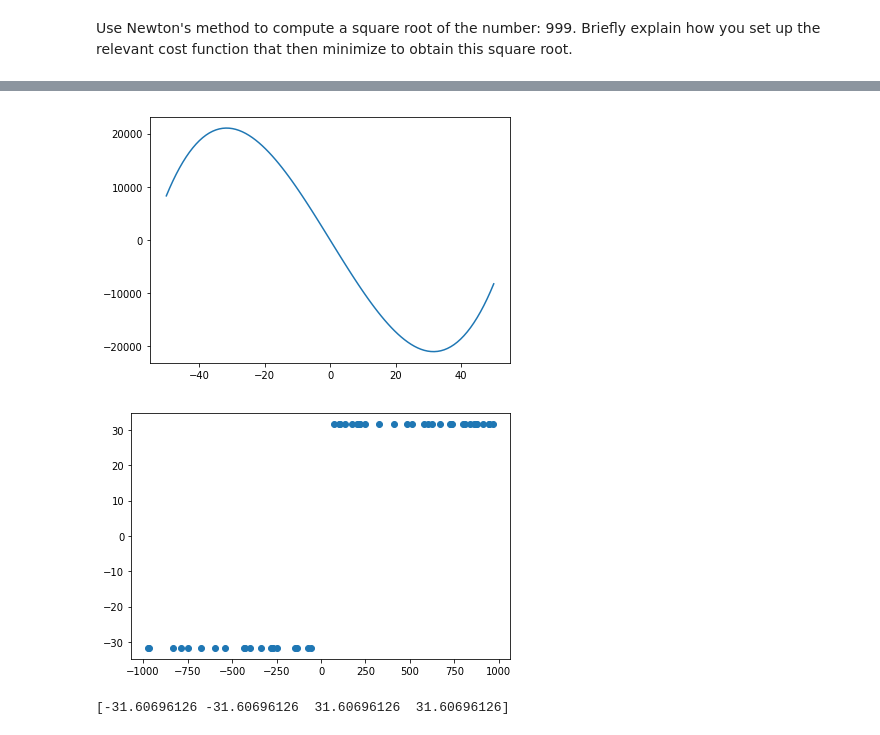
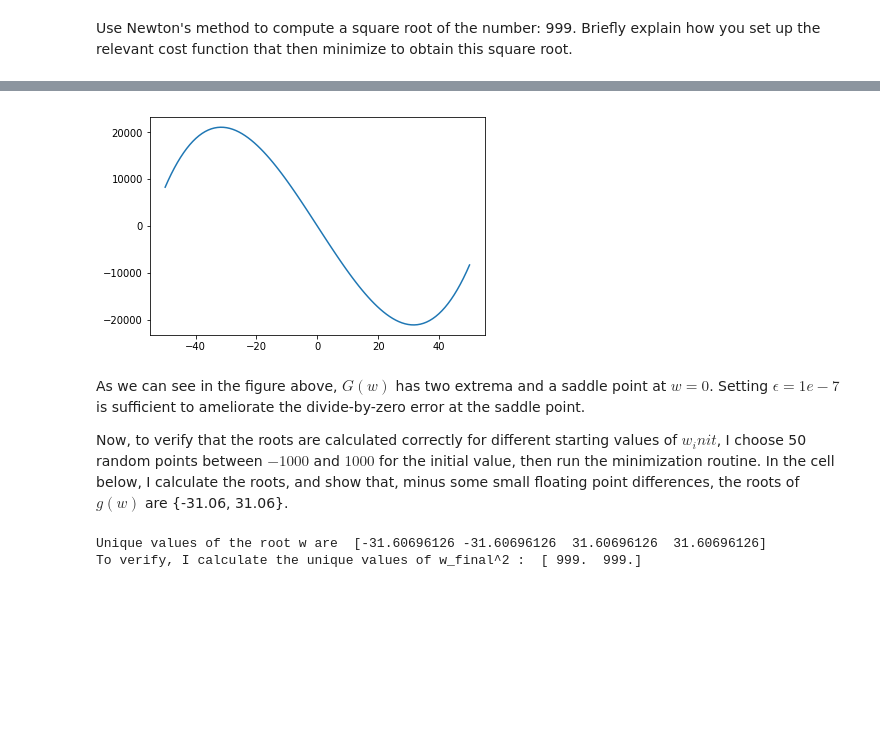
Before and after one commit to saugatkandel/machinelearning, a Jupyter notebook: hw4/HW4.ipynb, the cells around one changed output, grey strips where cells are left out. Saved outputs shown, nothing was run; the diff lists cells and outputs as text; code cells hidden in the pictures; blank space fills up the shorter version.

```diff
--- a/hw4/HW4.ipynb
+++ b/hw4/HW4.ipynb
@@ -17,8 +17,8 @@ Complete the exercises listed below in this Jupyter notebook - leaving all of yo
 ########## useful imports ###########
 # the next three lines allow you to easily make plots in notebook, and use a nice renderer (for prettier pictures)
 %matplotlib inline
-from matplotlib import rcParams
-rcParams['figure.autolayout'] = True
+#from matplotlib import rcParams
+#rcParams['figure.autolayout'] = True
 
 # import some standard libraries
 import autograd.numpy as np
@@ -335,22 +351,23 @@ Use Newton's method to compute a square root of the number: 999.  Briefly explai
 # %%
-g = lambda w: w**3 / 3 - 999*w
+G = lambda w: w**3 / 3 - 999*w
 w_test = np.linspace(-50,50, 100)
-plt.plot(w_test, g(w_test))
+plt.figure()
+plt.plot(w_test, G(w_test))
 plt.show()
 # %% [output]
-[figure, old version]
+[figure, new version]
+# %% [markdown]
+As we can see in the figure above, $G(w)$ has two extrema and a saddle point at $w=0$. Setting $\epsilon=1e-7$ is sufficient to ameliorate the divide-by-zero error at the saddle point.
+
+Now, to verify that the roots are calculated correctly for different starting values of $w_init$, I choose 50 random points between $-1000$ and $1000$ for the initial value, then run the minimization routine. In the cell below, I calculate the roots, and show that, minus some small floating point differences, the roots of $g(w)$ are {-31.06, 31.06}.
 # %%
 w_init = np.random.randint(-1000,1000,50)
 w_final = []
 for w in w_init:
-    w_hist = newtons_method(g, w, 100, 1e-7)
+    w_hist = newtons_method(G, w, 10, 1e-7)
     w_final.append(w_hist[-1])
+print("Unique values of the root w are ", np.unique(w_final))
+print("To verify, I calculate the unique values of w_final^2 : ", np.unique(np.square(w_final)))
+# %% [output]
+Unique values of the root w are  [-31.60696126 -31.60696126  31.60696126  31.60696126]
+To verify, I calculate the unique values of w_final^2 :  [ 999.  999.]
-# %%
-plt.scatter(w_init, w_final)
-plt.show()
-# %% [output]
-[figure, removed]
-# %%
-print(np.unique(w_final))
-# %% [output]
-[-31.60696126 -31.60696126  31.60696126  31.60696126]
```
Also changed, not shown: parts of 8 cells of this notebook, 1 other file.
